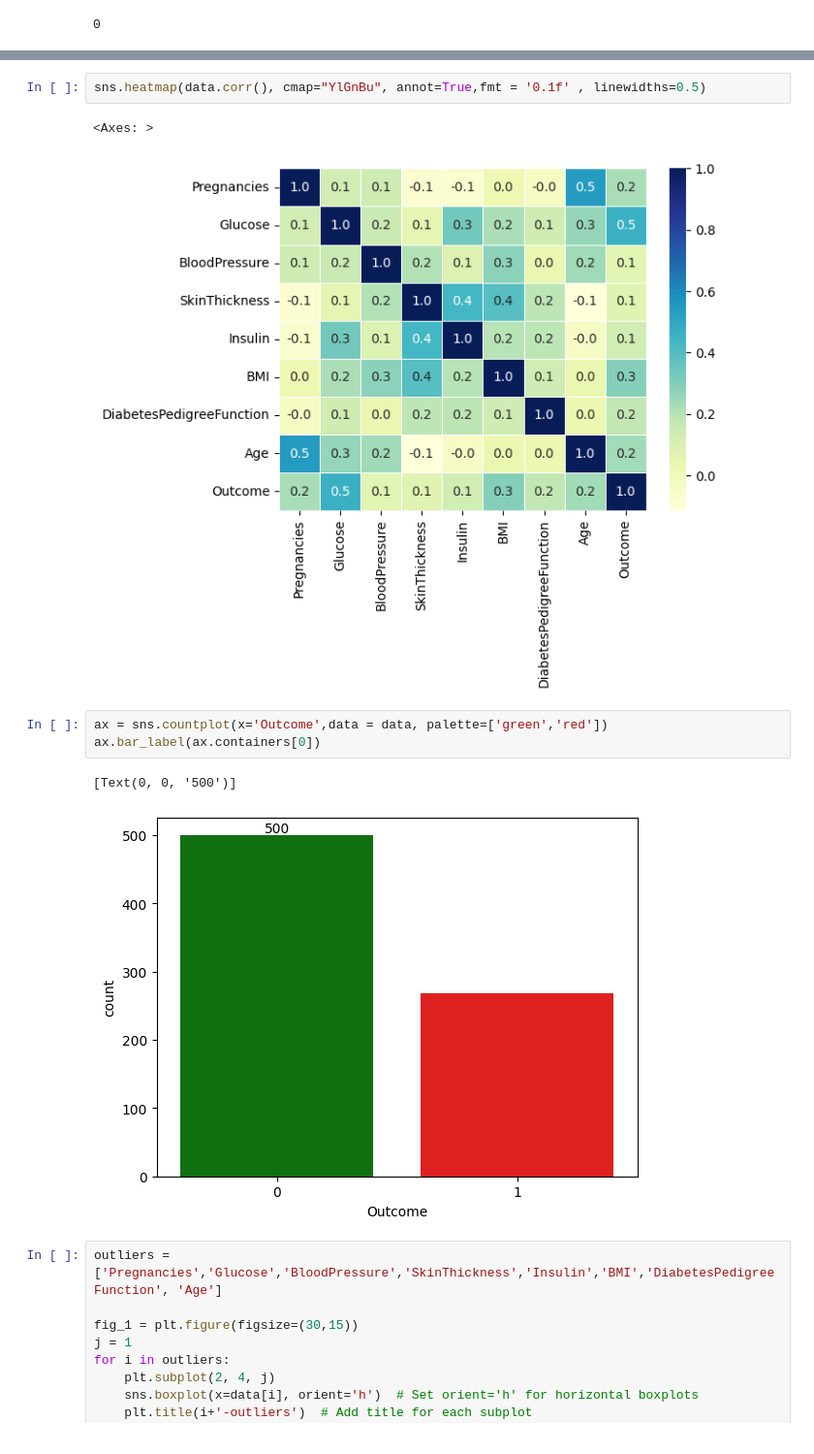
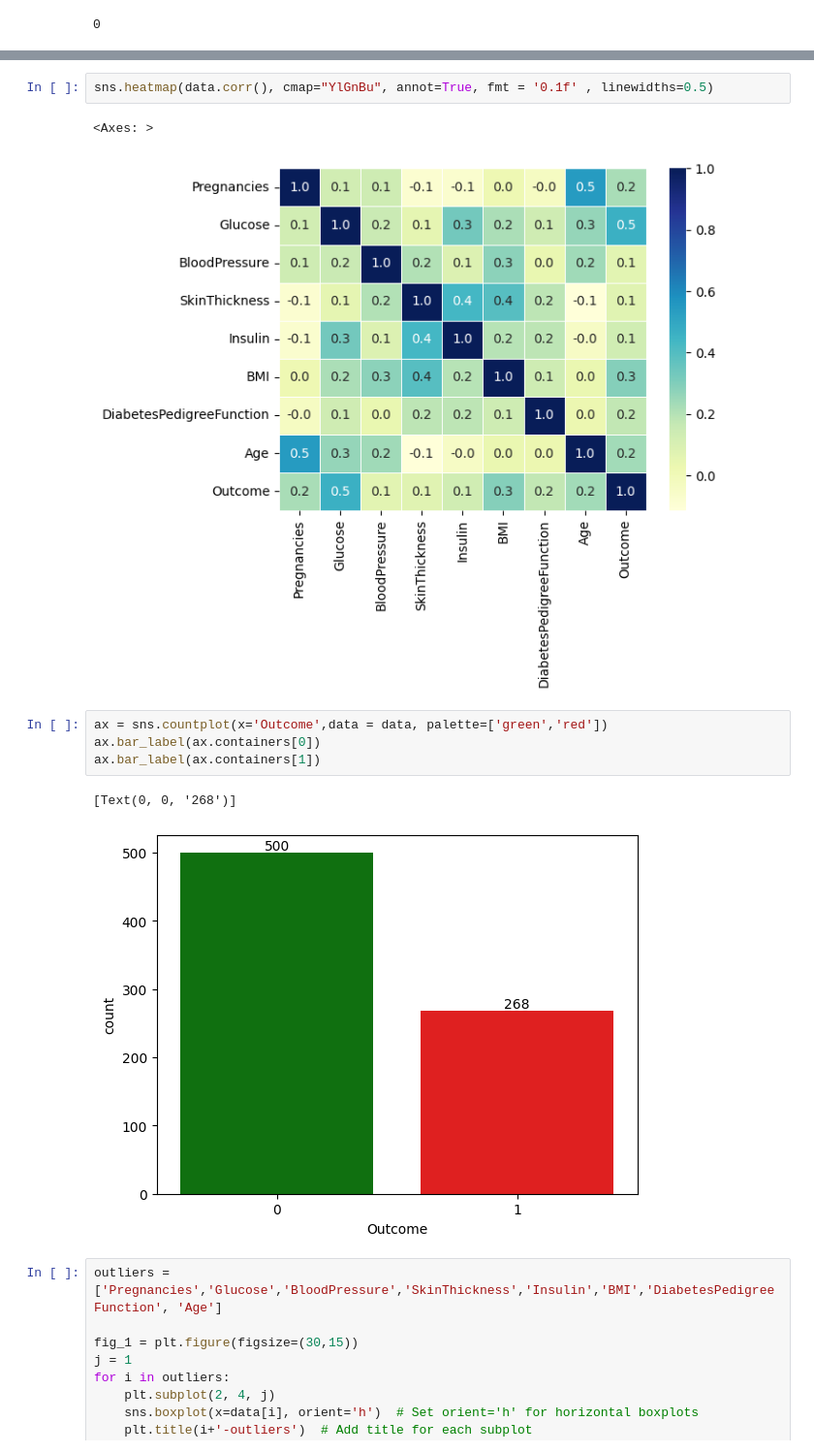
Before and after one commit to Oelkreamy/DiabetesGuard, a Jupyter notebook: Source/diabetes_project.ipynb, the cells around one changed output, grey strips where cells are left out. Shown at 97% size. Cells and saved outputs as stored; diff of their text form.

```diff
--- a/Source/diabetes_project.ipynb
+++ b/Source/diabetes_project.ipynb
@@ -116,16 +116,17 @@ data.corr()
 | Age | 0.544341 | 0.263514 | 0.239528 | -0.113970 | -0.042163 | 0.036242 | 0.033561 | 1.000000 | ... |
 | Outcome | 0.221898 | 0.466581 | 0.065068 | 0.074752 | 0.130548 | 0.292695 | 0.173844 | 0.238356 | ... |
 # %%
-sns.heatmap(data.corr(), cmap="YlGnBu", annot=True,fmt = '0.1f' , linewidths=0.5)
+sns.heatmap(data.corr(), cmap="YlGnBu", annot=True, fmt = '0.1f' , linewidths=0.5)
 # %% [output]
 <Axes: >
 [figure]
 # %%
 ax = sns.countplot(x='Outcome',data = data, palette=['green','red'])
 ax.bar_label(ax.containers[0])
+ax.bar_label(ax.containers[1])
 # %% [output]
-[Text(0, 0, '500')]
+[Text(0, 0, '268')]
-[figure, old version]
+[figure, new version]
 # %%
 outliers = ['Pregnancies','Glucose','BloodPressure','SkinThickness','Insulin','BMI','DiabetesPedigreeFunction', 'Age']
 
```
Also changed, not shown: parts of 6 cells of this notebook, 1 other file.
